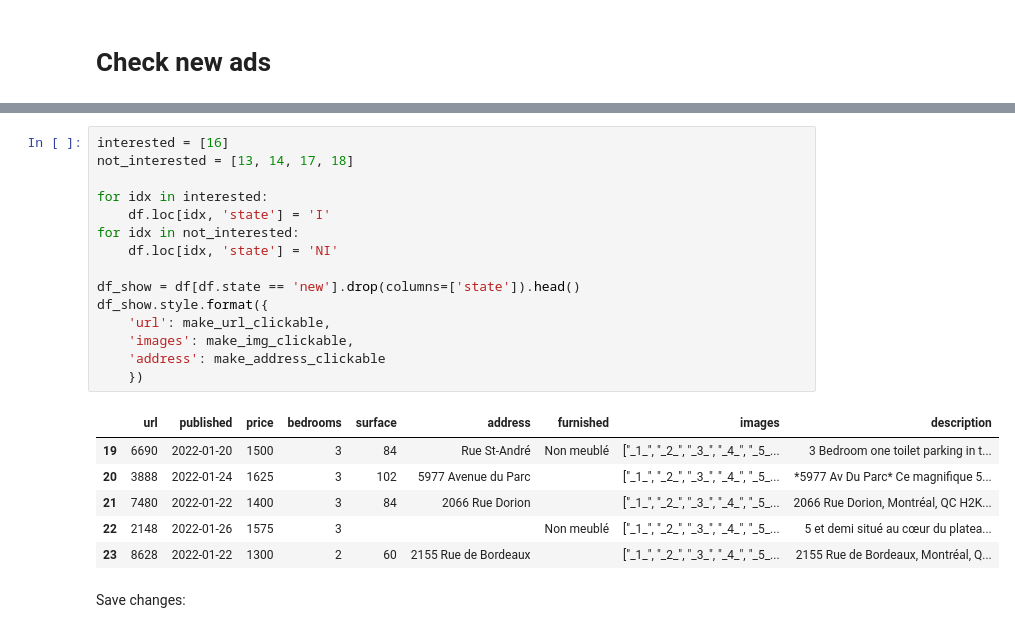
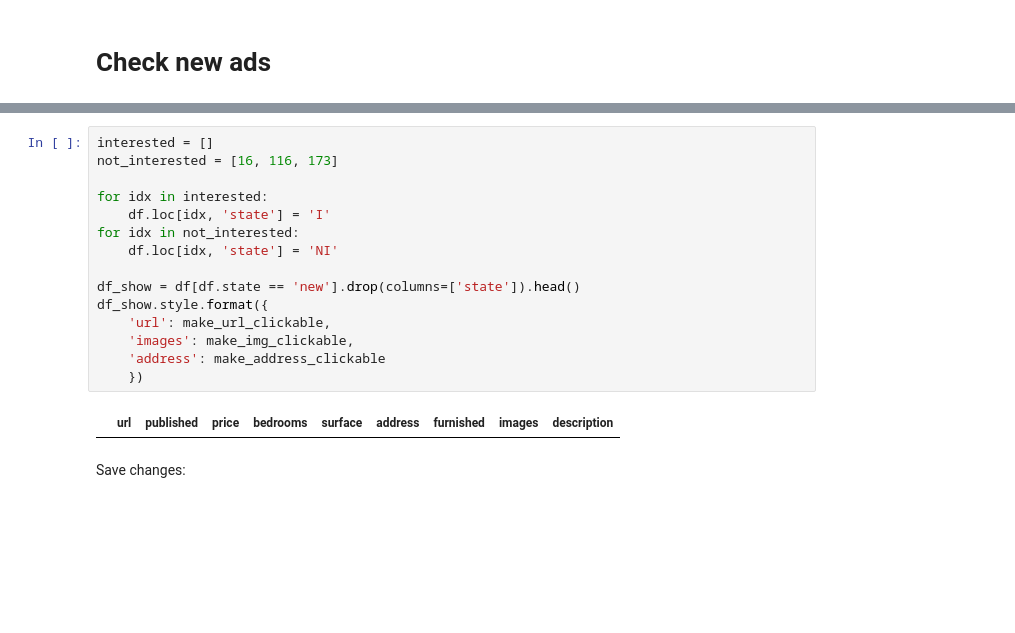
Before and after one commit to aduverger/flatfindr, a Jupyter notebook: notebooks/dashboard.ipynb, the cells around one changed output, grey strips where cells are left out. Cells and saved outputs as stored; diff of their text form; blank space fills up the shorter version.

```diff
--- a/notebooks/dashboard.ipynb
+++ b/notebooks/dashboard.ipynb
@@ -29,25 +32,20 @@ f"Number of new ads: {df[df.state == 'new'].shape[0]}"
 # %%
-interested = [16]
-not_interested = [13, 14, 17, 18]
+interested = []
+not_interested = [16, 116, 173]
 
 for idx in interested:
     df.loc[idx, 'state'] = 'I'
 for idx in not_interested:
     df.loc[idx, 'state'] = 'NI'
 
 df_show = df[df.state == 'new'].drop(columns=['state']).head()
 df_show.style.format({
     'url': make_url_clickable,
     'images': make_img_clickable,
     'address': make_address_clickable
     })
 # %% [output]
 |  | url | published | price | bedrooms | surface | address | furnished | images | description |
-| 19 | 6690 | 2022-01-20 | 1500 | 3 | 84 | Rue St-André | Non meublé | ["_1_", "_2_", "_3_", "_4_", "_5_... | 3 Bedroom one toilet parking in t... |
-| 20 | 3888 | 2022-01-24 | 1625 | 3 | 102 | 5977 Avenue du Parc |  | ["_1_", "_2_", "_3_", "_4_", "_5_... | *5977 Av Du Parc* Ce magnifique 5... |
-| 21 | 7480 | 2022-01-22 | 1400 | 3 | 84 | 2066 Rue Dorion |  | ["_1_", "_2_", "_3_", "_4_", "_5_... | 2066 Rue Dorion, Montréal, QC H2K... |
-| 22 | 2148 | 2022-01-26 | 1575 | 3 |  |  | Non meublé | ["_1_", "_2_", "_3_", "_4_", "_5_... | 5 et demi situé au cœur du platea... |
-| 23 | 8628 | 2022-01-22 | 1300 | 2 | 60 | 2155 Rue de Bordeaux |  | ["_1_", "_2_", "_3_", "_4_", "_5_... | 2155 Rue de Bordeaux, Montréal, Q... |
 # %% [markdown]
 Save changes:
 # %%
```
Also changed, not shown: parts of 3 cells of this notebook.
